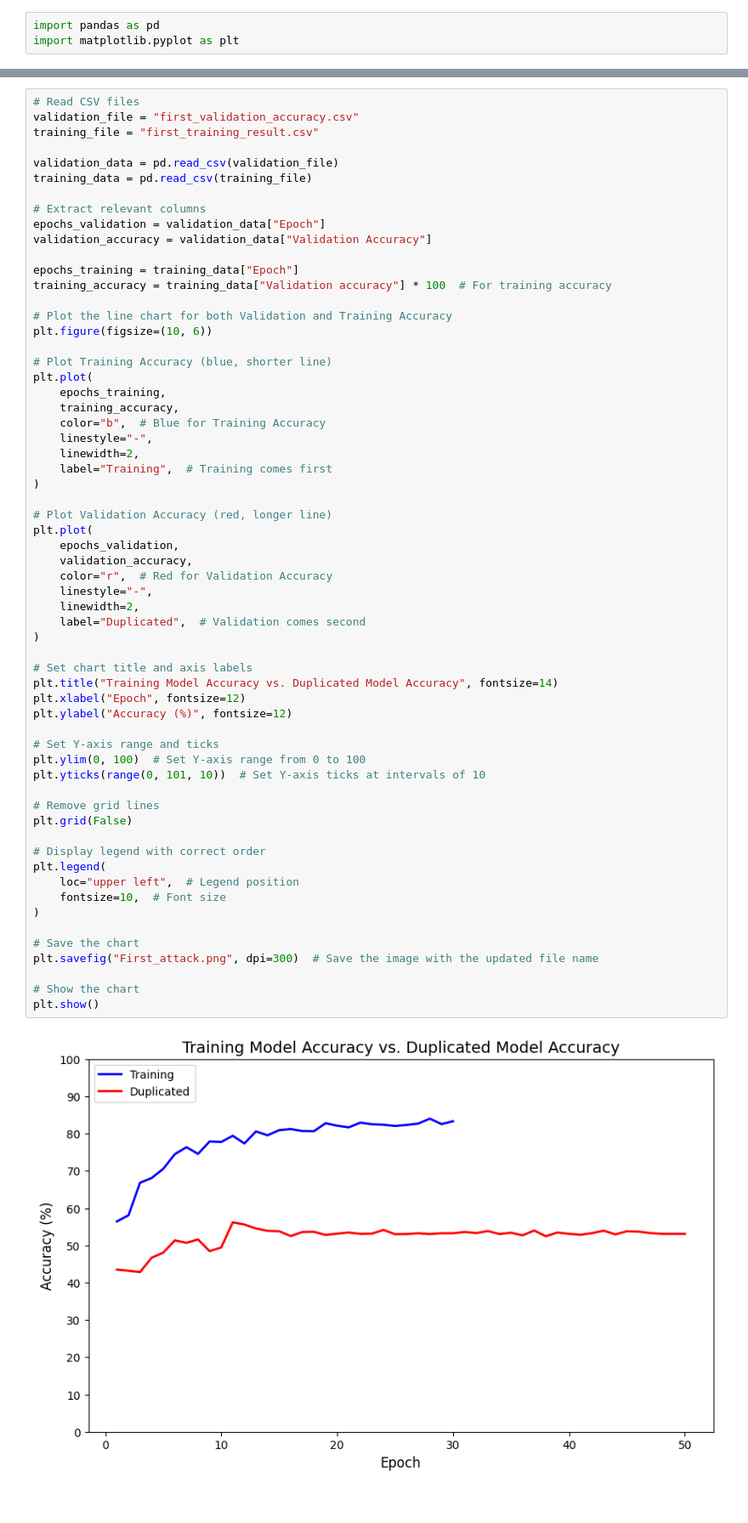
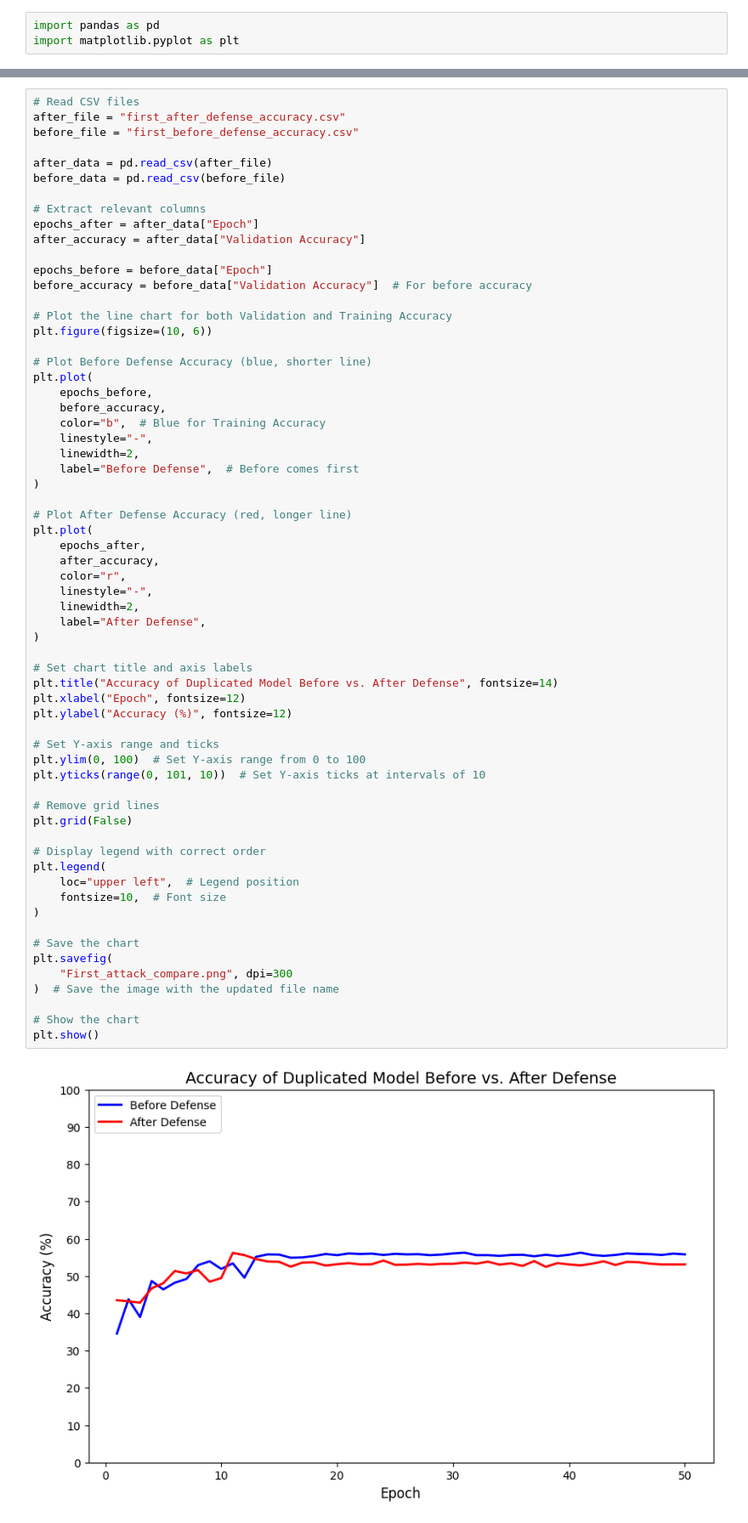
Before and after one commit to hiepnh14/RandomModelStealing, a Jupyter notebook: plot/first_attack.ipynb, the cells around one changed output, grey strips where cells are left out. Shown at 85% size. Cells and saved outputs as stored; diff of their text form.

Commit message:
update app and first defense plot

```diff
--- a/plot/first_attack.ipynb
+++ b/plot/first_attack.ipynb
@@ -55,64 +55,66 @@ plt.show()
 [figure]
 # %%
 # Read CSV files
-validation_file = "first_validation_accuracy.csv"
-training_file = "first_training_result.csv"
+after_file = "first_after_defense_accuracy.csv"
+before_file = "first_before_defense_accuracy.csv"
 
-validation_data = pd.read_csv(validation_file)
-training_data = pd.read_csv(training_file)
+after_data = pd.read_csv(after_file)
+before_data = pd.read_csv(before_file)
 
 # Extract relevant columns
-epochs_validation = validation_data["Epoch"]
-validation_accuracy = validation_data["Validation Accuracy"]
+epochs_after = after_data["Epoch"]
+after_accuracy = after_data["Validation Accuracy"]
 
-epochs_training = training_data["Epoch"]
-training_accuracy = training_data["Validation accuracy"] * 100  # For training accuracy
+epochs_before = before_data["Epoch"]
+before_accuracy = before_data["Validation Accuracy"]  # For before accuracy
 
 # Plot the line chart for both Validation and Training Accuracy
 plt.figure(figsize=(10, 6))
 
-# Plot Training Accuracy (blue, shorter line)
+# Plot Before Defense Accuracy (blue, shorter line)
 plt.plot(
-    epochs_training,
-    training_accuracy,
+    epochs_before,
+    before_accuracy,
     color="b",  # Blue for Training Accuracy
     linestyle="-",
     linewidth=2,
-    label="Training",  # Training comes first
+    label="Before Defense",  # Before comes first
 )
 
-# Plot Validation Accuracy (red, longer line)
+# Plot After Defense Accuracy (red, longer line)
 plt.plot(
-    epochs_validation,
-    validation_accuracy,
-    color="r",  # Red for Validation Accuracy
+    epochs_after,
+    after_accuracy,
+    color="r",
     linestyle="-",
     linewidth=2,
-    label="Duplicated",  # Validation comes second
+    label="After Defense",
 )
 
 # Set chart title and axis labels
-plt.title("Training Model Accuracy vs. Duplicated Model Accuracy", fontsize=14)
+plt.title("Accuracy of Duplicated Model Before vs. After Defense", fontsize=14)
 plt.xlabel("Epoch", fontsize=12)
 plt.ylabel("Accuracy (%)", fontsize=12)
 
 # Set Y-axis range and ticks
 plt.ylim(0, 100)  # Set Y-axis range from 0 to 100
 plt.yticks(range(0, 101, 10))  # Set Y-axis ticks at intervals of 10
 
 # Remove grid lines
 plt.grid(False)
 
 # Display legend with correct order
 plt.legend(
     loc="upper left",  # Legend position
     fontsize=10,  # Font size
 )
 
 # Save the chart
-plt.savefig("First_attack.png", dpi=300)  # Save the image with the updated file name
+plt.savefig(
+    "First_attack_compare.png", dpi=300
+)  # Save the image with the updated file name
 
 # Show the chart
 plt.show()
 # %% [output]
-[figure, old version]
+[figure, new version]
```
Also changed, not shown: parts of 1 cell of this notebook, 10 other files.
